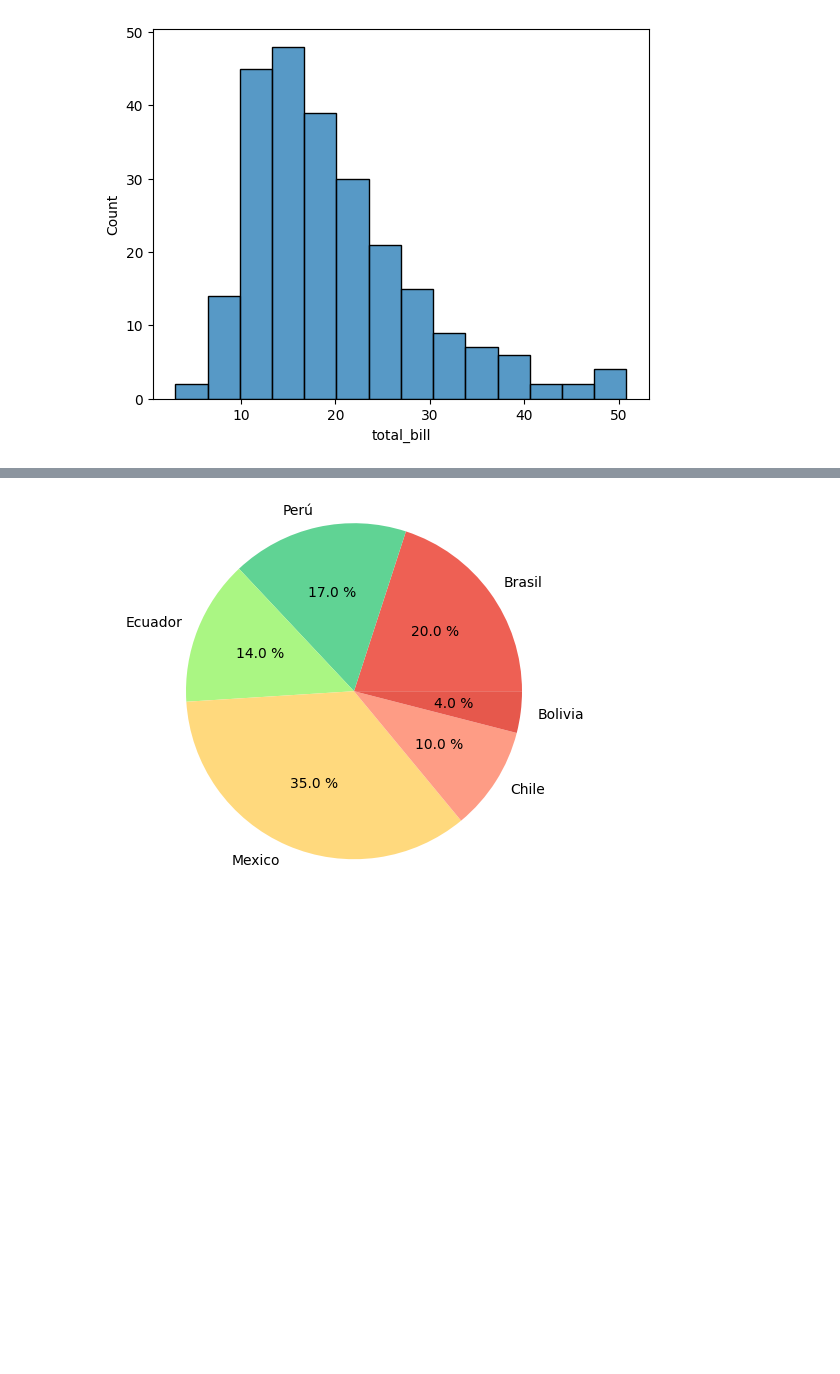
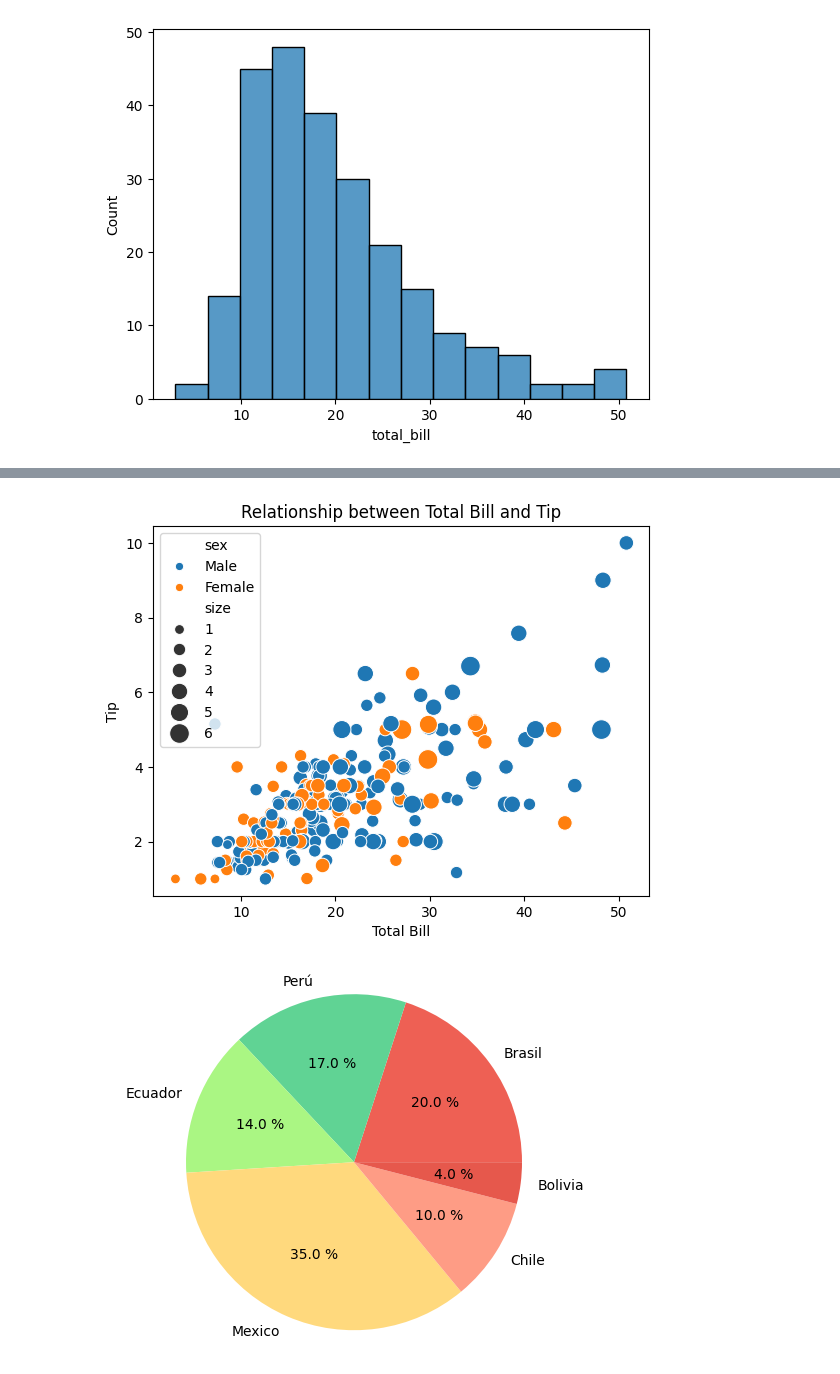
Before and after one commit to jcml002/Reto6, a Jupyter notebook: DS_JCML_RETO.ipynb, the cells around one changed output, grey strips where cells are left out. Cells and saved outputs as stored; diff of their text form; code cells hidden in the pictures; blank space fills up the shorter version.

```diff
--- a/DS_JCML_RETO.ipynb
+++ b/DS_JCML_RETO.ipynb
@@ -155,3 +151,16 @@ TypeError: lmplot() got multiple values for argument 'data'
+# %%
+# customize the scatter plot
+sns.scatterplot(x="total_bill", y="tip", hue="sex", size="size", sizes=(50, 200), data=tips)
+
+# add labels and title
+plt.xlabel("Total Bill")
+plt.ylabel("Tip")
+plt.title("Relationship between Total Bill and Tip")
+
+# display the plot
+plt.show()
+# %% [output]
+[figure, added]
 # %%
 import matplotlib.pyplot as plt
 numero = [20,17,14,35,10,4]
```
Also changed, not shown: parts of 1 cell of this notebook.
